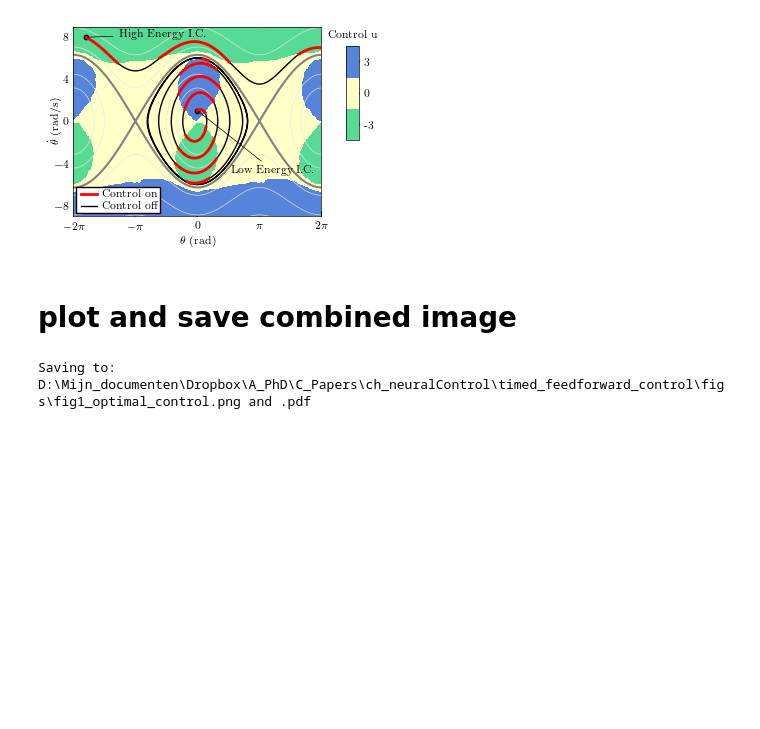
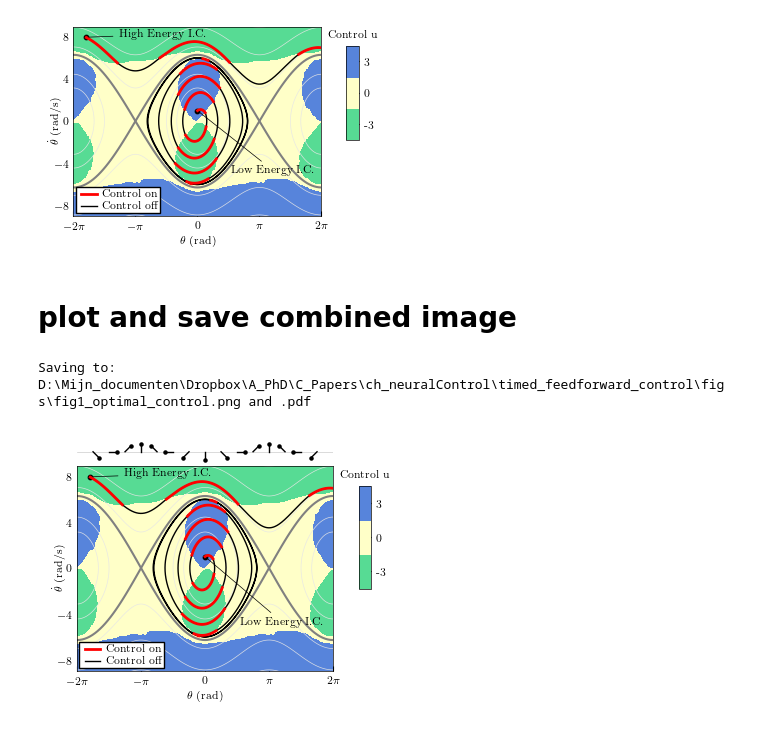
Before and after one commit to tlmohren/timed_feedforward_control, a Jupyter notebook: notebooks/figure1_reference_control_map.ipynb, the cells around one changed output. Cells and saved outputs as stored; diff of their text form; code cells hidden in the pictures; blank space fills up the shorter version.

```diff
--- a/notebooks/figure1_optimal_control.ipynb
+++ b/notebooks/figure1_reference_control_map.ipynb
@@ -3,21 +3,13 @@
 # %%
 import numpy as np
 from scipy.integrate import odeint
-from operator import sub
-import controlpy
+import matplotlib.pyplot as plt
+import sys
+import os
 import pickle
 
-from matplotlib import  rc
-import matplotlib.pyplot as plt
-import seaborn as sns
-import matplotlib
-from matplotlib import rcParams
-
-import sys
-import  os
-
 # append function path to system
-base_path = os.path.abspath(os.path.join( os.getcwd()   , os.pardir ) )
+base_path = os.path.dirname( os.getcwd()  )
 function_path = os.path.join(  base_path, 'functions')
 sys.path.append(function_path )
 
@@ -207,16 +205,12 @@ plot_optimal_control(ax)
 # %%
 fig = plt.figure( figsize= fig_dim,dpi = 100)
 ax0= plt.axes([ 0 , 0.8 , .8 ,  .15] )
 ax1= plt.axes([ 0, 0, .8, 0.82])  # standard axes
 
 plot_optimal_control(ax1)
 draw_pendulums_xaxis(ax0, r=0.4, n_pendulums =17, color = np.array([1,1,1])*0,linewidth = 1)
 
-ax0.set_aspect('equal', adjustable='box' )
-ax0.axis('off')
-
-ax0.plot( [-2*np.pi,2*np.pi],[0,0], zorder = -1,color = np.array([1,1,1])*0.8, linewidth = 0.5 )
-
-ff.save_fig( figs_path, fig_name)
+ff.save_fig(fig, figs_path, fig_name)
 # %% [output]
 Saving to: D:\Mijn_documenten\Dropbox\A_PhD\C_Papers\ch_neuralControl\timed_feedforward_control\figs\fig1_optimal_control.png and .pdf
+[figure, added]
```
Also changed, not shown: parts of 1 cell of this notebook, 23 other files.
